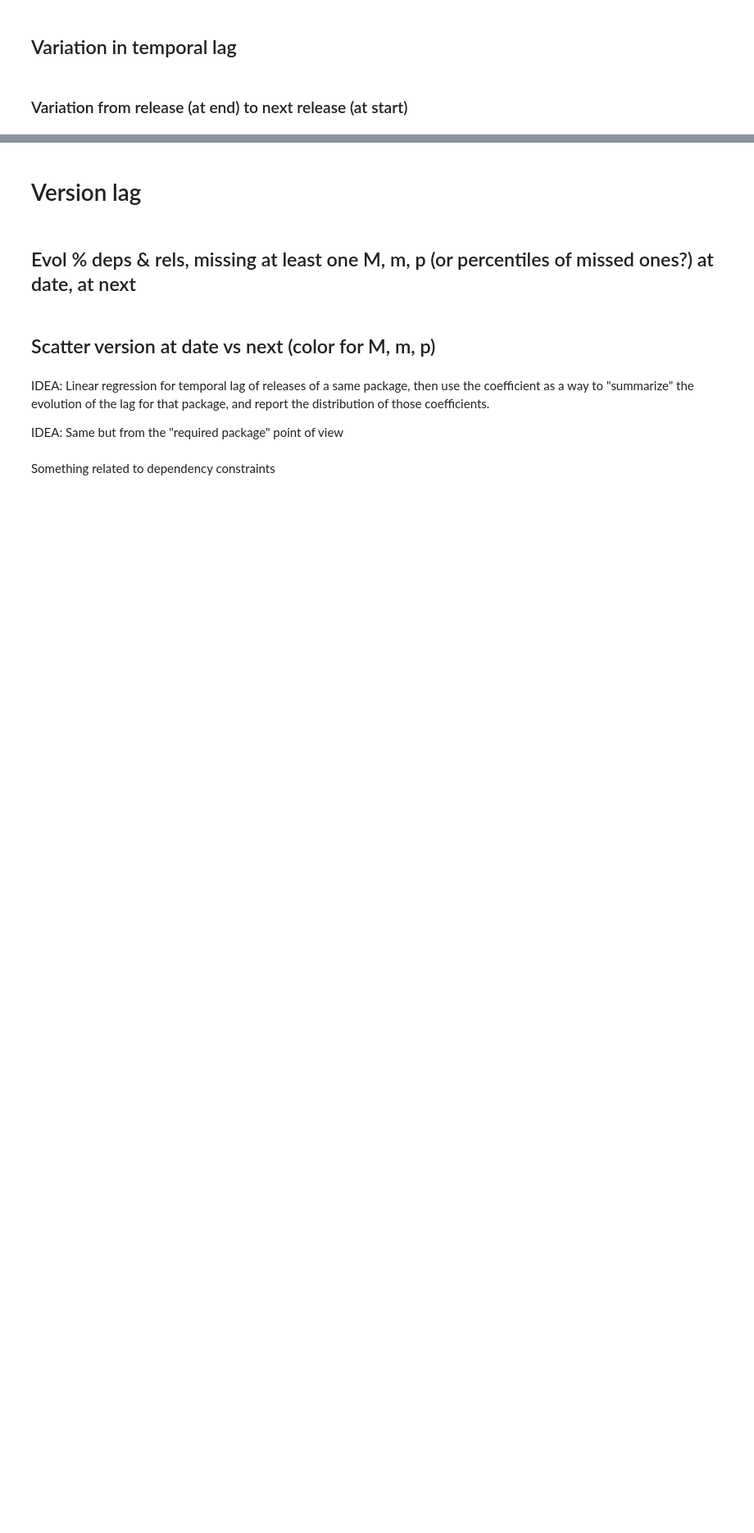
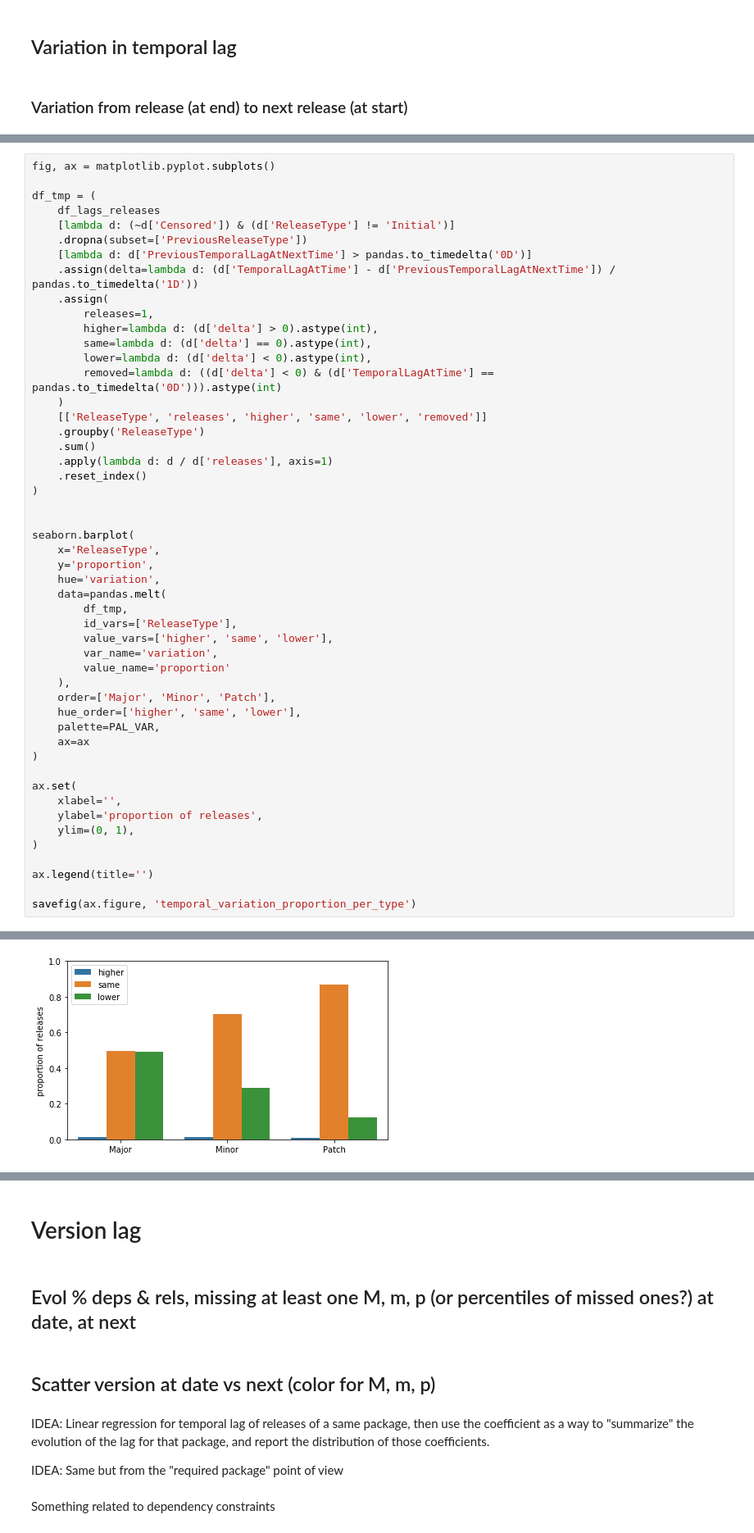
Before and after one commit to AlexandreDecan/secos-lag, a Jupyter notebook: notebooks/Technical lags.ipynb, the cells around one changed output, grey strips where cells are left out. Shown at 82% size. Drawn from its saved outputs; the diff is of its cells as text; blank space fills up the shorter version.

```diff
--- a/notebooks/Technical lags.ipynb
+++ b/notebooks/Technical lags.ipynb
@@ -918,0 +919,51 @@ savefig(fig, 'temporal_distr_lag_combinations')
+# %%
+fig, ax = matplotlib.pyplot.subplots()
+
+df_tmp = (
+    df_lags_releases
+    [lambda d: (~d['Censored']) & (d['ReleaseType'] != 'Initial')]
+    .dropna(subset=['PreviousReleaseType'])
+    [lambda d: d['PreviousTemporalLagAtNextTime'] > pandas.to_timedelta('0D')]
+    .assign(delta=lambda d: (d['TemporalLagAtTime'] - d['PreviousTemporalLagAtNextTime']) / pandas.to_timedelta('1D'))
+    .assign(
+        releases=1,
+        higher=lambda d: (d['delta'] > 0).astype(int),
+        same=lambda d: (d['delta'] == 0).astype(int),
+        lower=lambda d: (d['delta'] < 0).astype(int),
+        removed=lambda d: ((d['delta'] < 0) & (d['TemporalLagAtTime'] == pandas.to_timedelta('0D'))).astype(int)
+    )
+    [['ReleaseType', 'releases', 'higher', 'same', 'lower', 'removed']]
+    .groupby('ReleaseType')
+    .sum()
+    .apply(lambda d: d / d['releases'], axis=1)
+    .reset_index()
+)
+
+
+seaborn.barplot(
+    x='ReleaseType',
+    y='proportion',
+    hue='variation',
+    data=pandas.melt(
+        df_tmp,
+        id_vars=['ReleaseType'],
+        value_vars=['higher', 'same', 'lower'],
+        var_name='variation',
+        value_name='proportion'
+    ),
+    order=['Major', 'Minor', 'Patch'],
+    hue_order=['higher', 'same', 'lower'],
+    palette=PAL_VAR,
+    ax=ax
+)
+
+ax.set(
+    xlabel='',
+    ylabel='proportion of releases',
+    ylim=(0, 1),
+)
+
+ax.legend(title='')
+
+savefig(ax.figure, 'temporal_variation_proportion_per_type')
+# %% [output]
@@ -918,0 +971 @@ savefig(fig, 'temporal_distr_lag_combinations')
+[figure, added]
```
Also changed, not shown: parts of 19 cells of this notebook, 1 other file.
